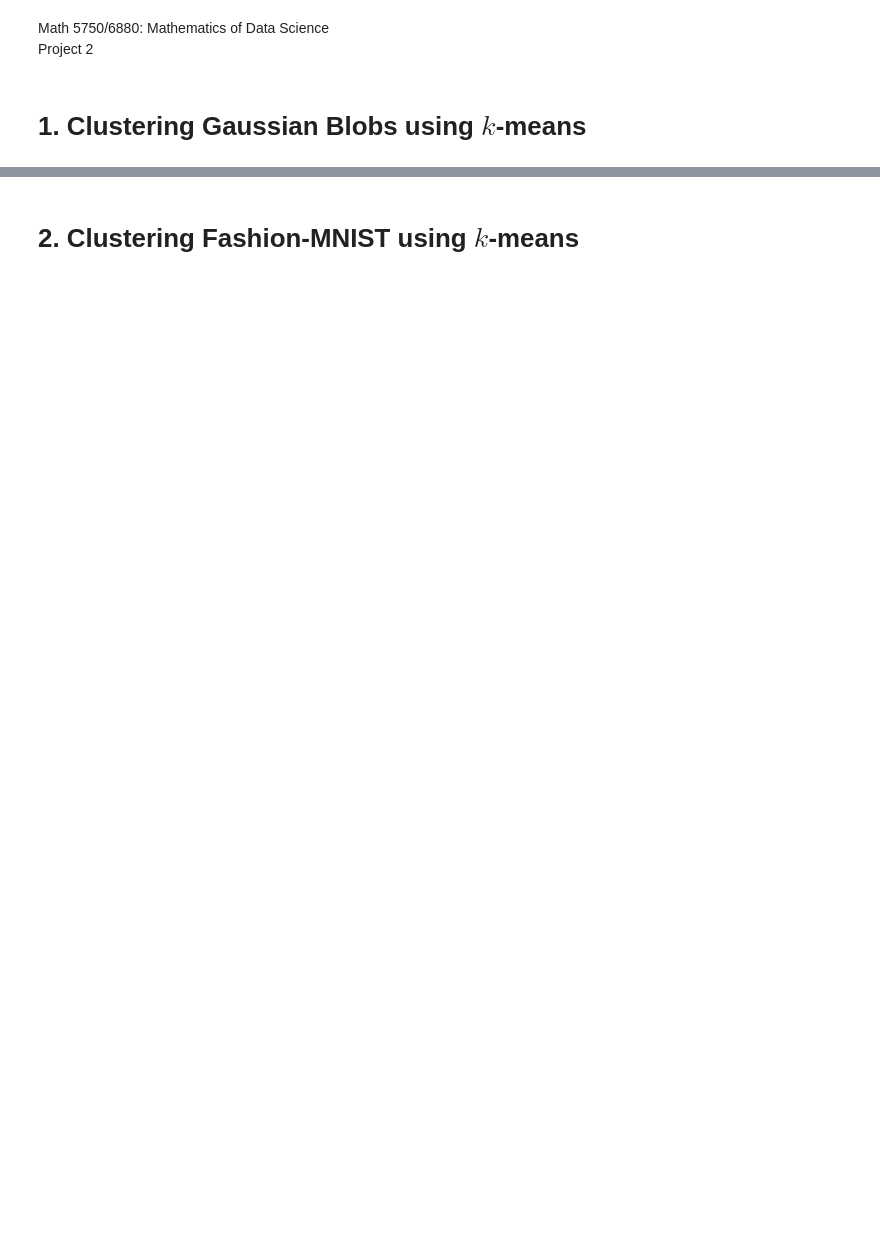
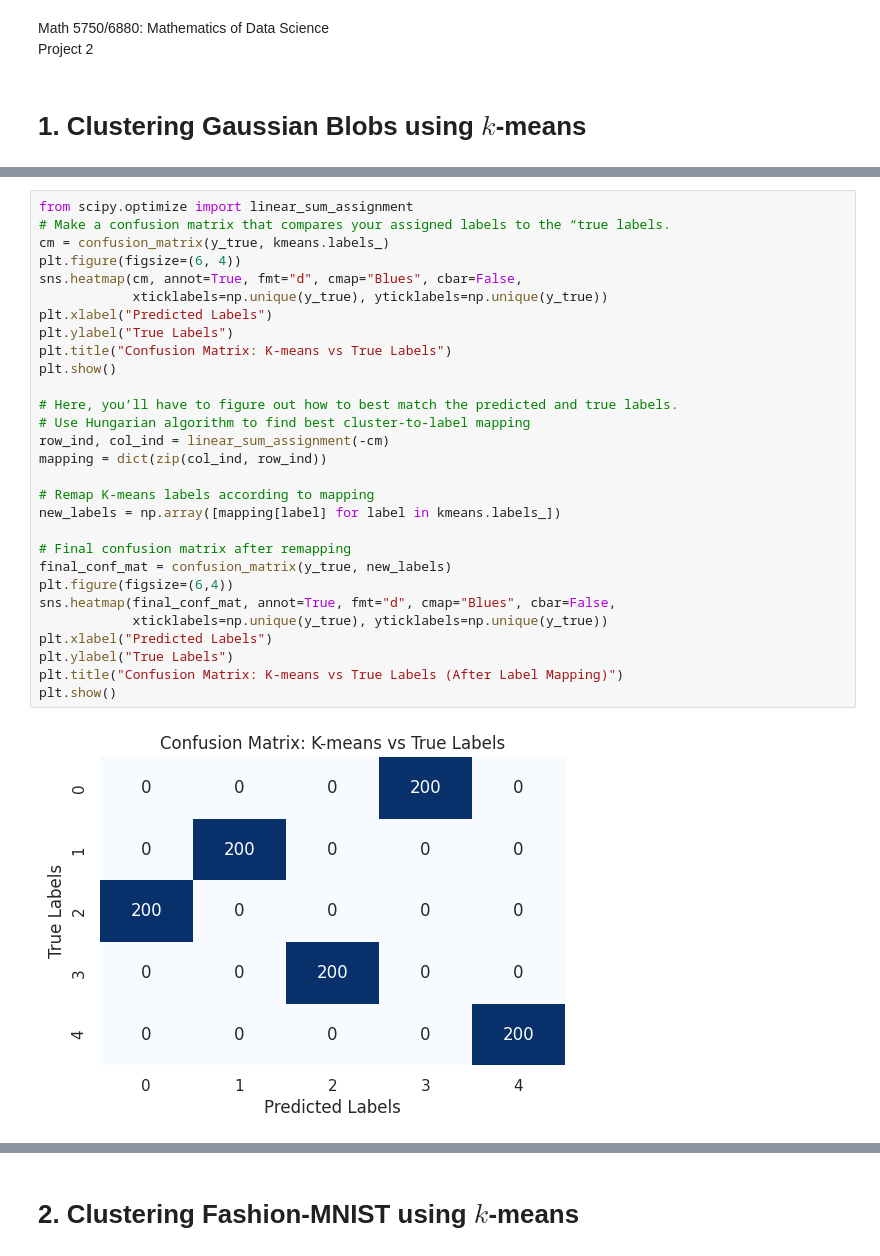
Before and after one commit to kayleepho/MATH-5750-Project-2, a Jupyter notebook: project2.ipynb, the cells around one changed output, grey strips where cells are left out. Cells and saved outputs as stored; diff of their text form; blank space fills up the shorter version.

```diff
--- a/project2.ipynb
+++ b/project2.ipynb
@@ -26,0 +74,31 @@ print(type(y_true),y_true.shape)
+# %%
+from scipy.optimize import linear_sum_assignment
+# Make a confusion matrix that compares your assigned labels to the “true labels.
+cm = confusion_matrix(y_true, kmeans.labels_)
+plt.figure(figsize=(6, 4))
+sns.heatmap(cm, annot=True, fmt="d", cmap="Blues", cbar=False,
+            xticklabels=np.unique(y_true), yticklabels=np.unique(y_true))
+plt.xlabel("Predicted Labels")
+plt.ylabel("True Labels")
+plt.title("Confusion Matrix: K-means vs True Labels")
+plt.show()
+
+# Here, you’ll have to figure out how to best match the predicted and true labels.
+# Use Hungarian algorithm to find best cluster-to-label mapping
+row_ind, col_ind = linear_sum_assignment(-cm)
+mapping = dict(zip(col_ind, row_ind))
+
+# Remap K-means labels according to mapping
+new_labels = np.array([mapping[label] for label in kmeans.labels_])
+
+# Final confusion matrix after remapping
+final_conf_mat = confusion_matrix(y_true, new_labels)
+plt.figure(figsize=(6,4))
+sns.heatmap(final_conf_mat, annot=True, fmt="d", cmap="Blues", cbar=False,
+            xticklabels=np.unique(y_true), yticklabels=np.unique(y_true))
+plt.xlabel("Predicted Labels")
+plt.ylabel("True Labels")
+plt.title("Confusion Matrix: K-means vs True Labels (After Label Mapping)")
+plt.show()
+# %% [output]
+[figure, added]
```
Also changed, not shown: parts of 14 cells of this notebook.
